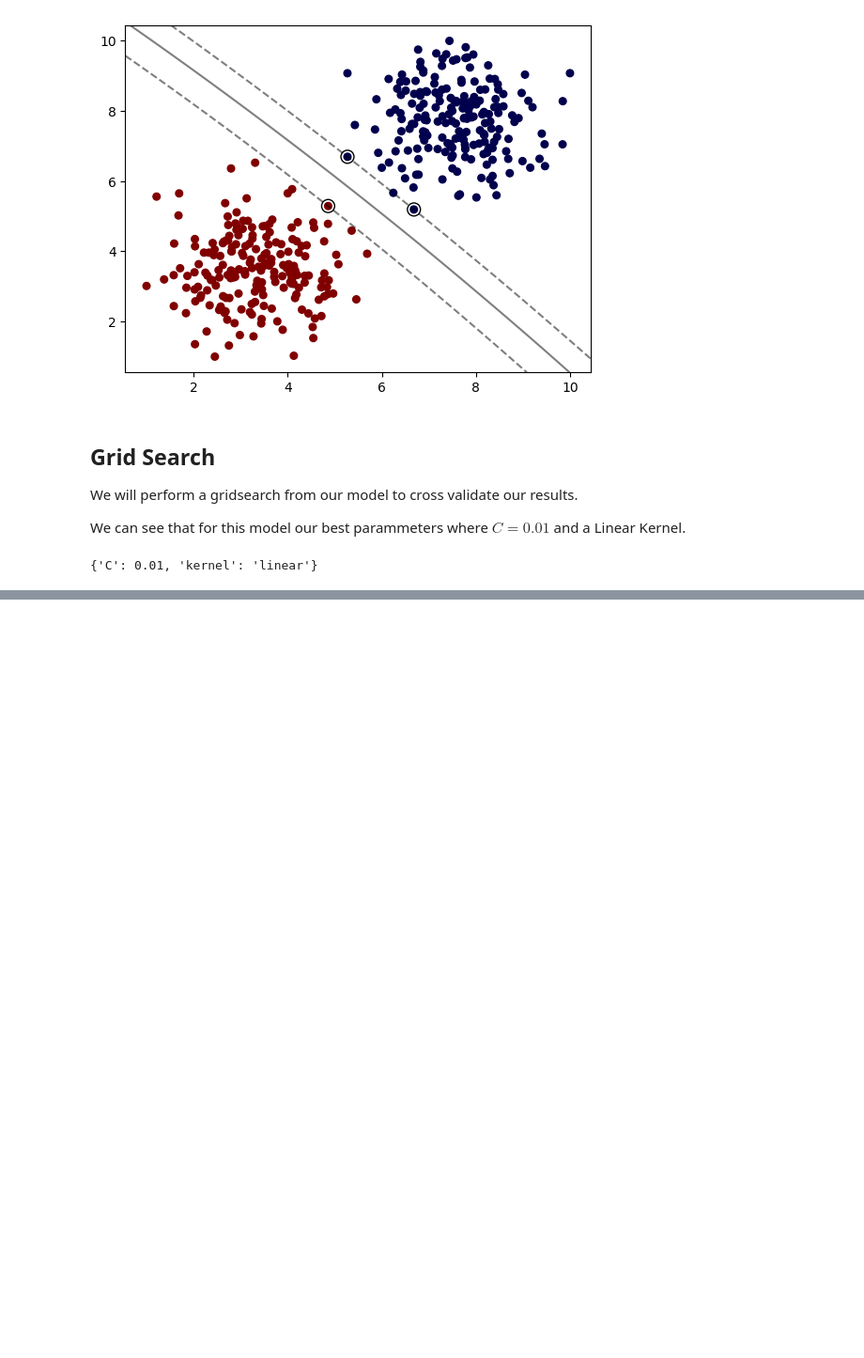
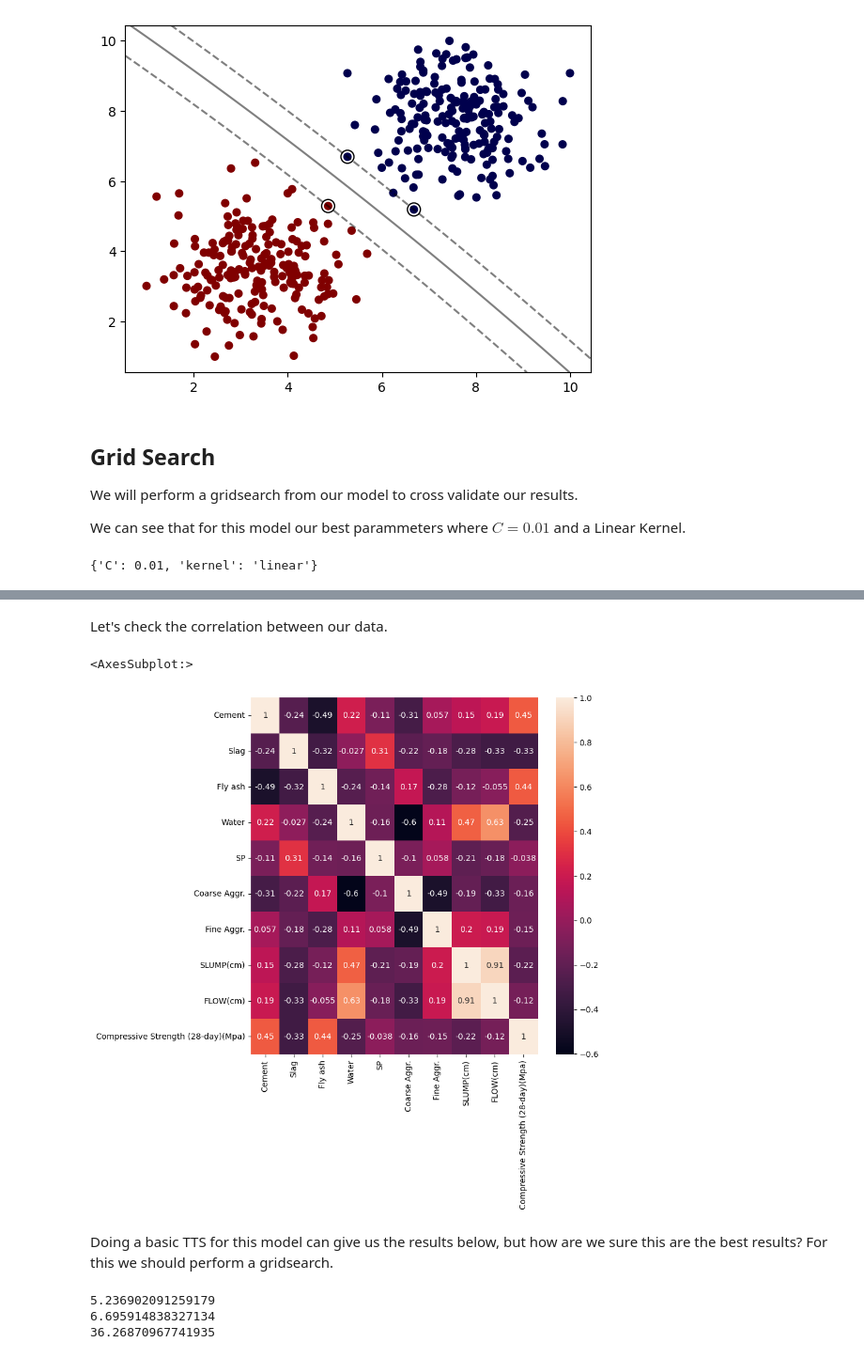
Before and after one commit to maginbu-0/Machine-Learning, a Jupyter notebook: Support Vector Machines/SVM.ipynb, the cells around one changed output, grey strips where cells are left out. Shown at 94% size. Saved outputs shown, nothing was run; the diff lists cells and outputs as text; code cells hidden in the pictures; blank space fills up the shorter version.

```diff
--- a/Support Vector Machines/SVM.ipynb
+++ b/Support Vector Machines/SVM.ipynb
@@ -190,0 +197,3 @@ grid.best_params_
+# %%
+df = pd.read_csv('../DATA/cement_slump.csv')
+df.head()
@@ -190,0 +207,35 @@ grid.best_params_
+# %% [markdown]
+Let's check the correlation between our data.
+# %%
+plt.figure(figsize=(8,8),dpi=100)
+sns.heatmap(df.corr(),annot=True)
+# %% [output]
+<AxesSubplot:>
+[figure, added]
+# %% [markdown]
+Doing a basic TTS for this model can give us the results below, but how are we sure this are the  best results? For this we should perform a gridsearch.
+# %%
+X = df.drop('Compressive Strength (28-day)(Mpa)', axis=1)
+y = df['Compressive Strength (28-day)(Mpa)']
+
+X_train, X_test, y_train, y_test = train_test_split(X, y,
+                                       test_size=0.3,
+                                       random_state=101)
+
+scaler = StandardScaler()
+scaled_X_train = scaler.fit_transform(X_train)
+scaled_x_test = scaler.transform(X_test)
+
+base_mod = SVR()
+
+base_mod.fit(scaled_X_train,y_train)
+
+base_pred = base_mod.predict(scaled_x_test)
+
+print(mean_absolute_error(y_test,base_pred))
+print(np.sqrt(mean_squared_error(y_test,base_pred)))
+print(y_test.mean())
+# %% [output]
+5.236902091259179
+6.695914838327134
+36.26870967741935
```
Also changed, not shown: parts of 7 cells of this notebook, 2 other files.
